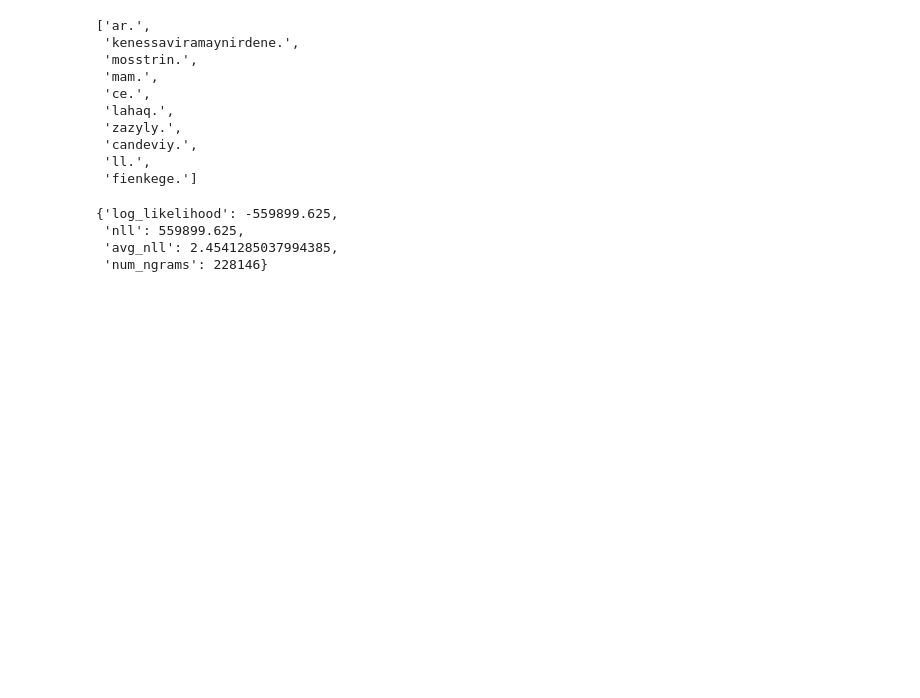
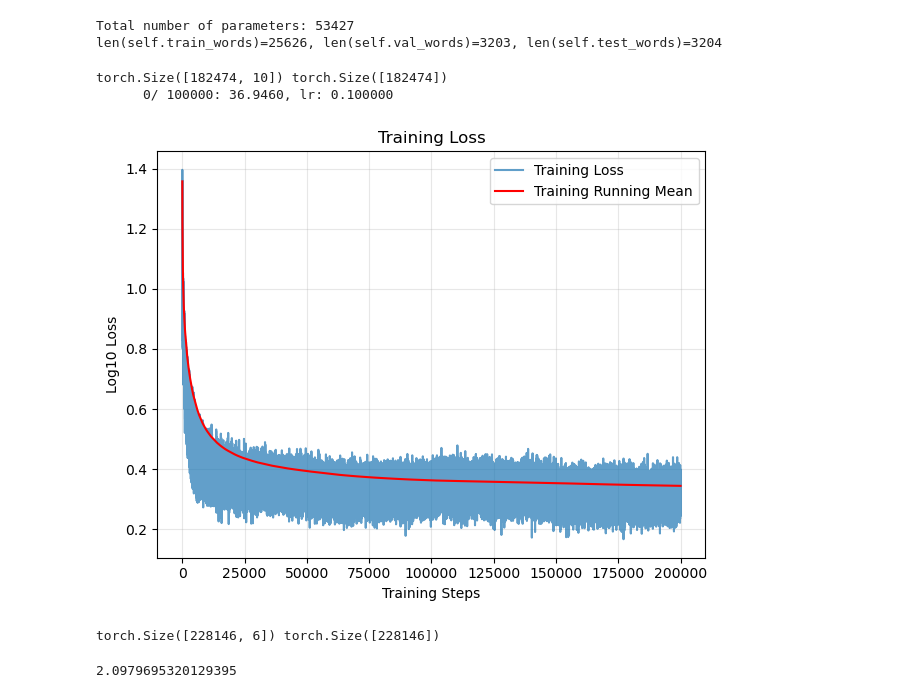
Before and after one commit to gabrielbaiduc/language_modeling, a Jupyter notebook: names.ipynb, the cells around one changed output. Drawn from its saved outputs; the diff is of its cells as text; code cells hidden in the pictures; blank space fills up the shorter version.

Commit message:
MLP model for modeling names

```diff
--- a/names.ipynb
+++ b/names.ipynb
@@ -10,13 +0,0 @@ model.train(data)
-# %%
-model.sample(num_samples=10)
-# %% [output]
-['ar.',
- 'kenessaviramaynirdene.',
- 'mosstrin.',
- 'mam.',
- 'ce.',
- 'lahaq.',
- 'zazyly.',
- 'candeviy.',
- 'll.',
- 'fienkege.']
@@ -23,7 +4,31 @@ model.sample(num_samples=10)
+# %%
+model = MLPModel(
+    block_size=10,
+    n_embd=15,
+    n_hidden=300
+)
+model.split_data(train_ratio=0.8, val_ratio=0.1, test_ratio=0.1)
+# %% [output]
+Total number of parameters: 53427
+len(self.train_words)=25626, len(self.val_words)=3203, len(self.test_words)=3204
+# %%
+model.train(
+    model.train_words,
+    max_steps=100000,
+    batch_size=64,
+    initial_lr=0.1,
+    decay_steps=50000,
+    decay_factor=0.1
+)
+# %% [output]
+torch.Size([182474, 10]) torch.Size([182474])
+      0/ 100000: 36.9460, lr: 0.100000
+# %%
+model.plot()
+# %% [output]
+[figure, added]
 # %%
-model.evaluate(data)
+model.evaluate(model.words)
 # %% [output]
-{'log_likelihood': -559899.625,
- 'nll': 559899.625,
- 'avg_nll': 2.4541285037994385,
- 'num_ngrams': 228146}
+torch.Size([228146, 6]) torch.Size([228146])
+2.0979695320129395
```
Also changed, not shown: parts of 5 cells of this notebook, 2 other files.
